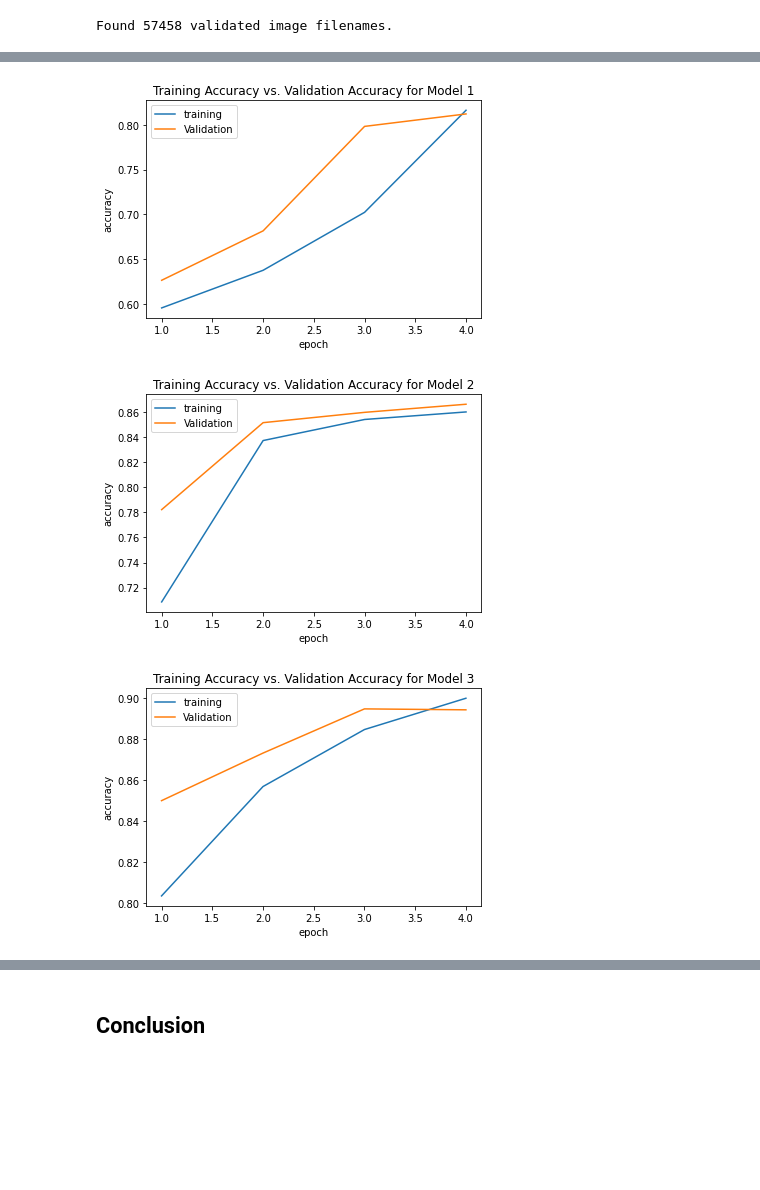
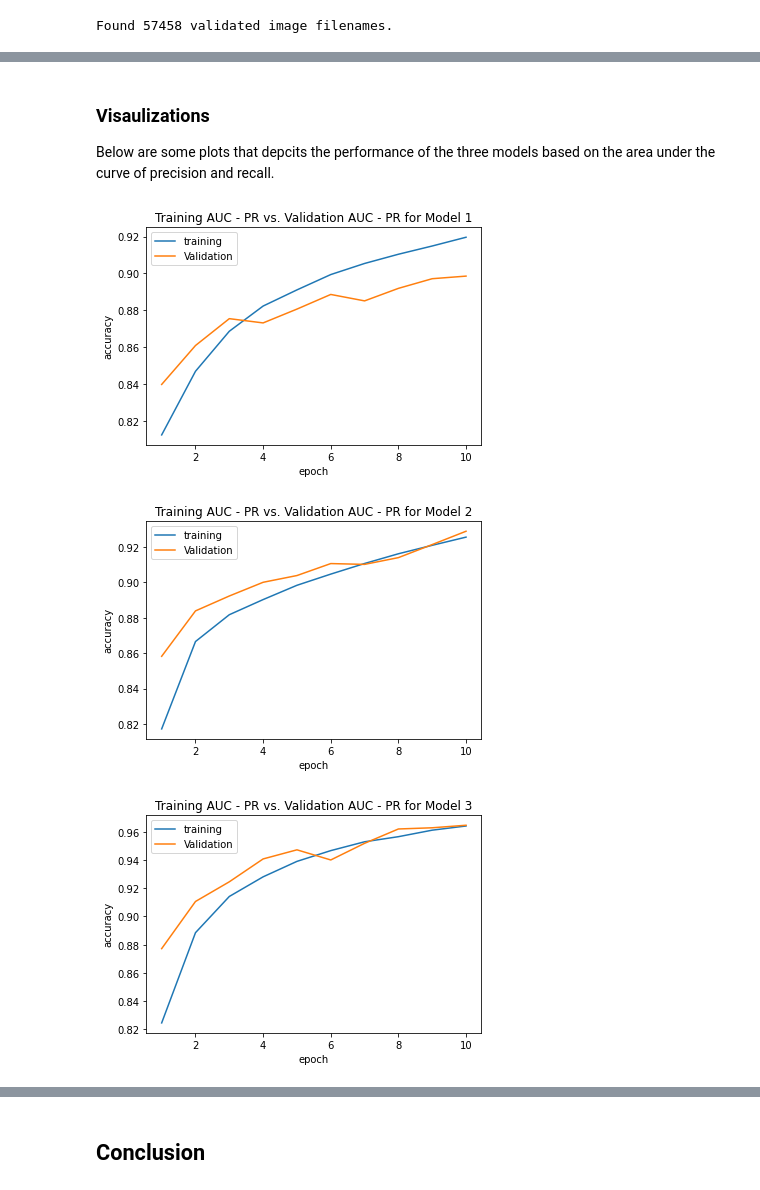
Before and after one commit to Hamid-GHub/Introduction-to-Deep-Learning-Course, a Jupyter notebook: Introduction_to_Deep_Learning_Week_3_Assignment.ipynb, the cells around one changed output, grey strips where cells are left out. Saved outputs shown, nothing was run; the diff lists cells and outputs as text; code cells hidden in the pictures; blank space fills up the shorter version.

```diff
--- a/Introduction_to_Deep_Learning_Week_3_Assignment.ipynb
+++ b/Introduction_to_Deep_Learning_Week_3_Assignment.ipynb
@@ -350,24 +542,31 @@ sample_submission.to_csv("/content/drive/MyDrive/saved_models_Dec_2022/submissio
+# %% [markdown]
+### **Visaulizations**
+
+Below are some plots that depcits the performance of the three models based on the area under the curve of precision and recall.
 # %%
-sns.lineplot(x= range(1,5) ,y= model_1_hist['accuracy'],label = 'training')
-ax = sns.lineplot(x= range(1,5) ,y= model_1_hist['val_accuracy'],label ='Validation')
-ax.set(xlabel='epoch', ylabel ='accuracy', title = 'Training Accuracy vs. Validation Accuracy for Model 1')
+# The following script plots the value for area under the  curve of precision recall for both training and validation set for model 1
+sns.lineplot(x= range(1,11) ,y= model_1_hist['AUC_PR'],label = 'training')
+ax = sns.lineplot(x= range(1,11) ,y= model_1_hist['val_AUC_PR'],label ='Validation')
+ax.set(xlabel='epoch', ylabel ='accuracy', title = 'Training AUC - PR vs. Validation AUC - PR for Model 1')
 
 plt.show()
 # %% [output]
-[figure, old version]
+[figure, new version]
 # %%
-sns.lineplot(x= range(1,5) ,y= model_2_hist['accuracy'],label = 'training')
-ax = sns.lineplot(x= range(1,5) ,y= model_2_hist['val_accuracy'],label ='Validation')
-ax.set(xlabel='epoch', ylabel ='accuracy', title = 'Training Accuracy vs. Validation Accuracy for Model 2')
+# The following script plots the value for area under the  curve of precision recall for both training and validation set for model 2
+sns.lineplot(x= range(1,11) ,y= model_2_hist['AUC_PR'],label = 'training')
+ax = sns.lineplot(x= range(1,11) ,y= model_2_hist['val_AUC_PR'],label ='Validation')
+ax.set(xlabel='epoch', ylabel ='accuracy', title = 'Training AUC - PR vs. Validation AUC - PR for Model 2')
 
 plt.show()
 # %% [output]
-[figure, old version]
+[figure, new version]
 # %%
-sns.lineplot(x= range(1,5) ,y= model_3_hist['accuracy'][:-1],label = 'training')
-ax = sns.lineplot(x= range(1,5) ,y= model_3_hist['val_accuracy'][:-1],label ='Validation')
-ax.set(xlabel='epoch', ylabel ='accuracy', title = 'Training Accuracy vs. Validation Accuracy for Model 3')
+# The following script plots the value for area under the curve of precision recall for both training and validation set for model 3
+sns.lineplot(x= range(1,11) ,y= model_3_hist['AUC_PR'],label = 'training')
+ax = sns.lineplot(x= range(1,11) ,y= model_3_hist['val_AUC_PR'],label ='Validation')
+ax.set(xlabel='epoch', ylabel ='accuracy', title = 'Training AUC - PR vs. Validation AUC - PR for Model 3')
 
 plt.show()
 # %% [output]
-[figure, old version]
+[figure, new version]
```
Also changed, not shown: parts of 51 cells of this notebook.
